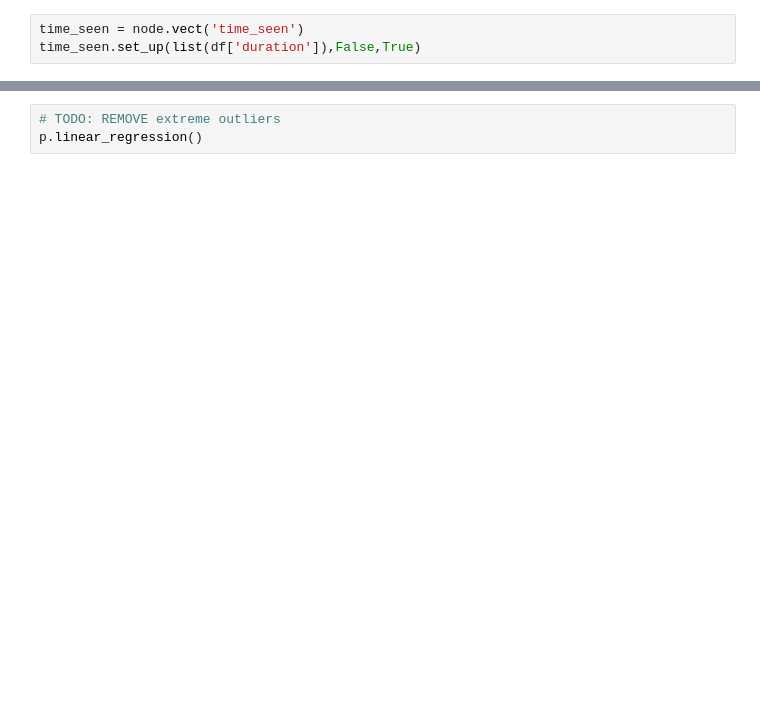
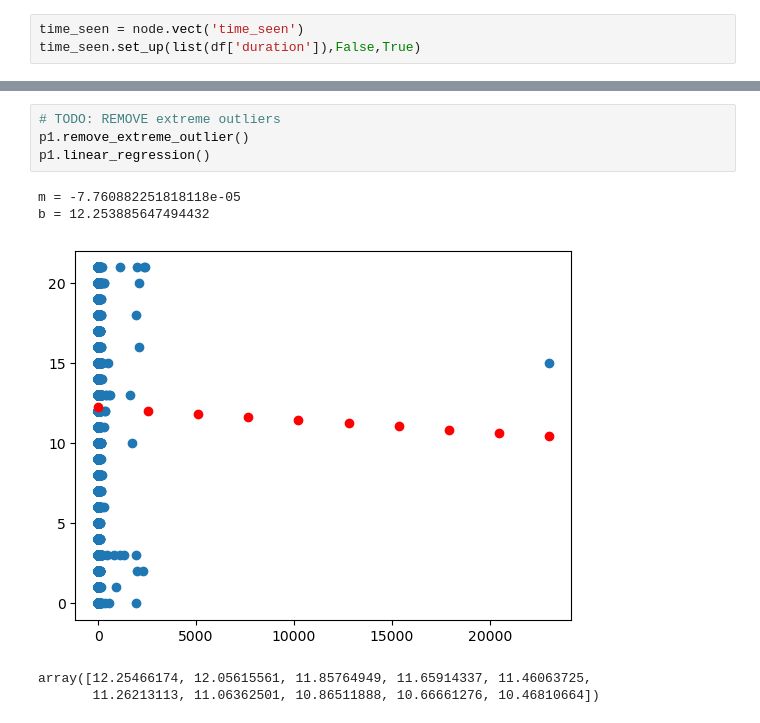
Before and after one commit to LilaShiba/generalized_model, a Jupyter notebook: ufo_research/notebooks/node.ipynb, the cells around one changed output, grey strips where cells are left out. Saved outputs shown, nothing was run; the diff lists cells and outputs as text; blank space fills up the shorter version.

```diff
--- a/ufo_research/notebooks/node.ipynb
+++ b/ufo_research/notebooks/node.ipynb
@@ -33,3 +95,10 @@ p = node.point(shapes.vector, time_seen.vector,'shape_duration')
 # %%
 # TODO: REMOVE extreme outliers
-p.linear_regression()
+p1.remove_extreme_outlier()
+p1.linear_regression()
+# %% [output]
+m = -7.760882251818118e-05
+b = 12.253885647494432
+[figure, added]
+array([12.25466174, 12.05615561, 11.85764949, 11.65914337, 11.46063725,
+       11.26213113, 11.06362501, 10.86511888, 10.66661276, 10.46810664])
```
Also changed, not shown: parts of 19 cells of this notebook, 1 other file.
